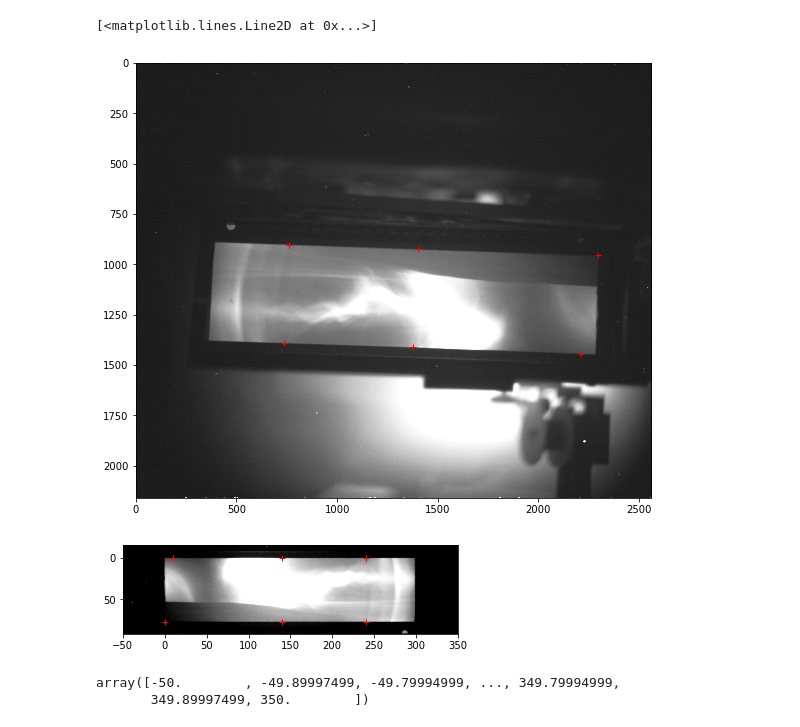
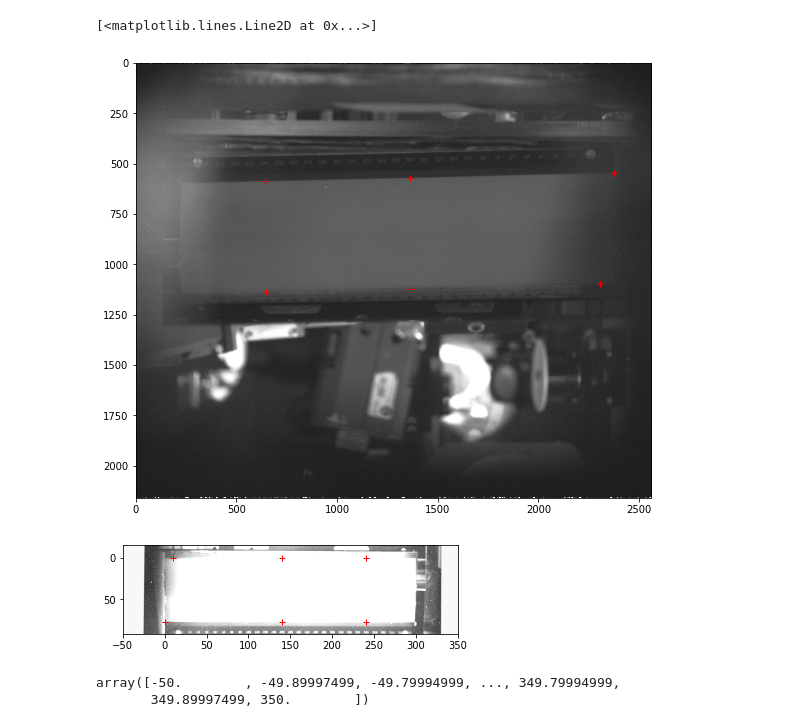
Before and after one commit to iclaserplasma/GeminiXANES2020_analysis, a Jupyter notebook: Notebooks/Espec_high_calcTransform.ipynb, the cells around one changed output. Drawn from its saved outputs; the diff is of its cells as text; code cells hidden in the pictures.

```diff
--- a/Notebooks/Espec_high_calcTransform.ipynb
+++ b/Notebooks/Espec_high_calcTransform.ipynb
@@ -42,8 +47,10 @@ calib_path = os.path.join(os.path.split(DATA_FOLDER)[0],'calib')
 testFile = os.path.join(calib_path,r'/Espec_high/20200825/20200825_1837_lights.tiff')
 testFile = os.path.join(calib_path,r'/Espec_high/20200828/20200828_Espec_high_ref.tif')
 testFile = os.path.join(DATA_FOLDER,'Espec_high/20200907/run01/Shot049.tif')
+testFile = os.path.join(calib_path,r'Espec_high/20200929/20200929_1257.TIFF')
+
 # first shot to which calibration will apply
-run_shot_str = '20200907_run01_shot001'
+run_shot_str = '20200929_run01_shot001'
 
 img = plt.imread(testFile)
 (Ny,Nx) = np.shape(img)
@@ -88,17 +95,17 @@ plt.imshow(img,cmap='Greys_r',vmax=1000)
 plt.plot(imgP_pix[:,0],imgP_pix[:,1],'r+')
 # %% [output]
 [<matplotlib.lines.Line2D at 0x...>]
-[figure, old version]
+[figure, new version]
 # %%
 Espec_cal_filepath = os.path.join(CAL_DATA,'Espec_high',r'Espec_high_disp_cal_20200825_run01_shot001.mat')
 
 ep = ESpec_high_proc(tForm_filepath,Espec_cal_filepath,img_bkg=None,use_median=True,kernel_size=None )
 im_out2 = ep.espec_warp(img)
 plt.imshow(im_out2,extent= (np.min(x_mm), np.max(x_mm), np.max(y_mm), np.min(y_mm)),cmap='Greys_r',vmax=1000)
 plt.plot(imgP_real[:,0],imgP_real[:,1],'r+')
-plt.clim((0,200))
+plt.clim((None,10))
 # %% [output]
-[figure, old version]
+[figure, new version]
 # %%
 tForm['x_mm']
 # %% [output]
```
Also changed, not shown: parts of 1 cell of this notebook, 4 other files.
